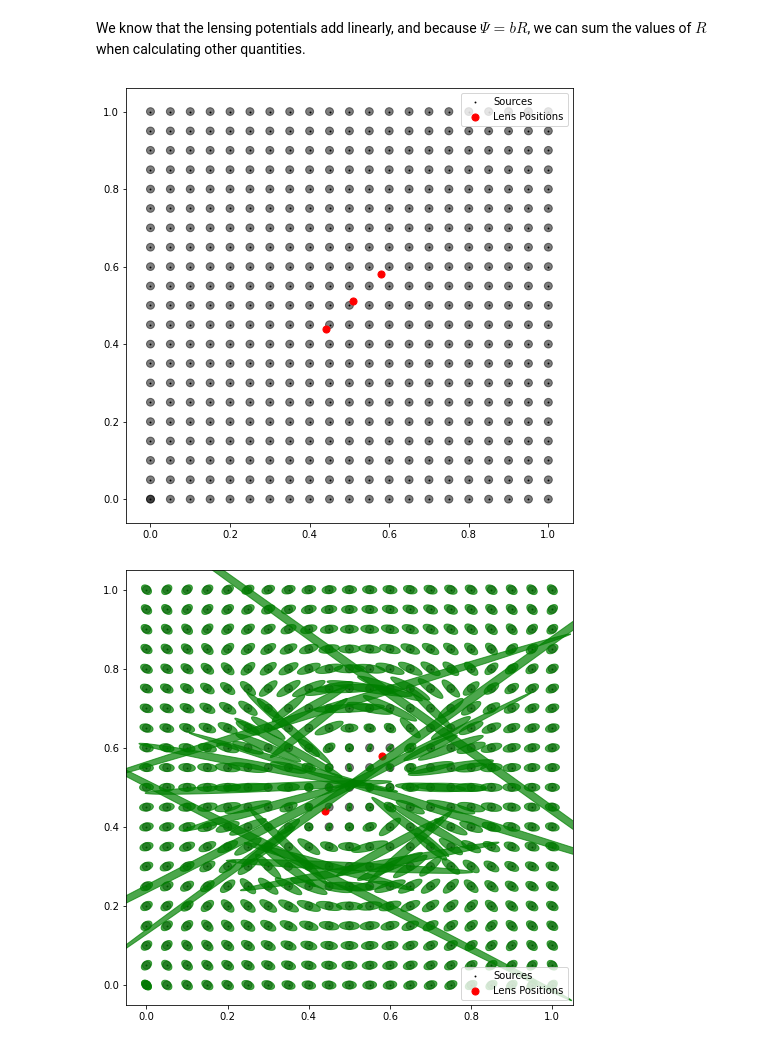
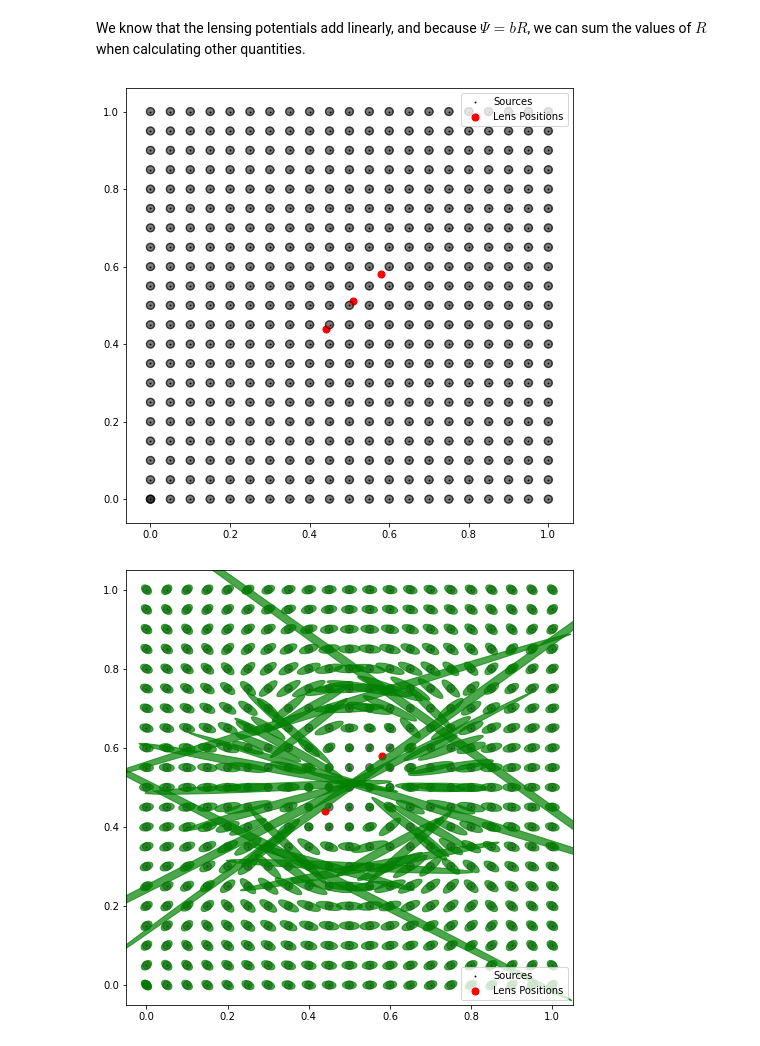
Before and after one commit to tylerbarna/AST8110, a Jupyter notebook: pset06/pset06.ipynb, the cells around one changed output. Saved outputs shown, nothing was run; the diff lists cells and outputs as text; code cells hidden in the pictures.

```diff
--- a/pset06/pset06.ipynb
+++ b/pset06/pset06.ipynb
@@ -100,20 +100,23 @@ lens_xy = np.array([[0.44, 0.44], [0.51,0.51], [0.58,0.58]])
 # %%
 ## plot the original source positions
 fig, ax = plt.subplots(figsize=(8,8),facecolor="w")
 ax.scatter(xx, yy,  color="k",s=0.8, label="Sources");
 sr = 0.01 ## radius of each source
 
 def plot_sources(x, y):
     circ = plt.Circle((x, y), sr, color="k", alpha=0.5, fill=True)
     ax.add_patch(circ)
+    x1 =  sr * np.cos(np.linspace(0, 2*np.pi, 100))
+    y1 =  sr * np.sin(np.linspace(0, 2*np.pi, 100))
+    ax.plot(x+x1, y+y1, color="k", alpha=0.5)
 
 ps = np.vectorize(plot_sources)
 ps(xx,yy)
 ax.scatter(lens_xy[:,0], lens_xy[:,1], color="r", s=50, label="Lens Positions");
 ax.legend()
 plt.show();
 # %% [output]
-[figure, old version]
+[figure, new version]
 # %%
 b = 0.07
 lens_xy = np.array([[0.44, 0.44], [0.51,0.51], [0.58,0.58]])
```
